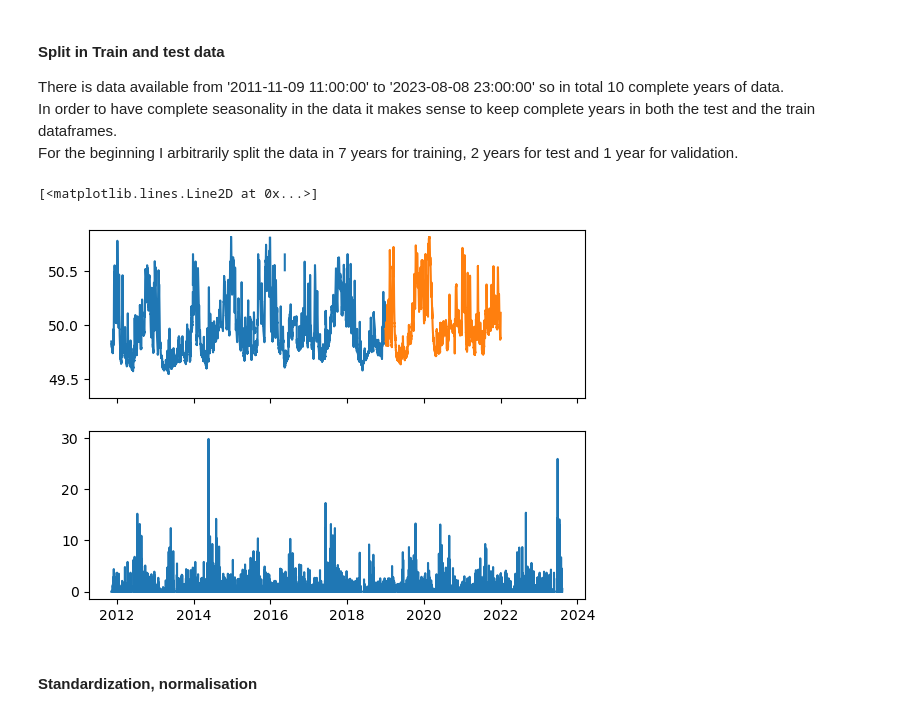
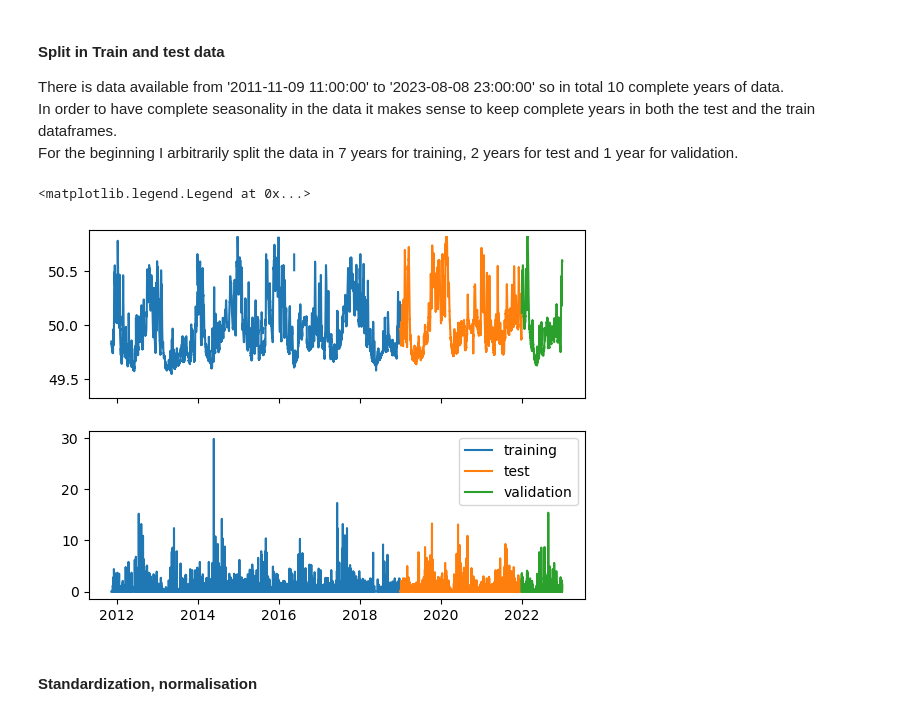
Before and after one commit to HenrietteRilling/Masterthesis, a Jupyter notebook: LSTM_first_try.ipynb, the cells around one changed output. Drawn from its saved outputs; the diff is of its cells as text; code cells hidden in the pictures.

```diff
--- a/LSTM_first_try.ipynb
+++ b/LSTM_first_try.ipynb
@@ -55,13 +56,18 @@ X_test=X['2019-01-01':'2021-12-31']
 X_val=X['2022-01-01':'2022-12-31']
 # %%
 fig, ax = plt.subplots(2,1, sharex=True)
-ax[0].plot(X_train[[test_id]])
-ax[0].plot(X_test[[test_id]])
+ax[0].plot(X_train[[test_id]], label='training')
+ax[0].plot(X_test[[test_id]], label='test')
+ax[0].plot(X_val[[test_id]], label='validation')
 #ax[0].axvspan(1,1, color='green')
-ax[1].plot(X[test_prcp])
+ax[1].plot(X_train[test_prcp], label='training')
+ax[1].plot(X_test[test_prcp], label='test')
+ax[1].plot(X_val[test_prcp], label='validation')
+
+ax[1].legend()
 # %% [output]
-[<matplotlib.lines.Line2D at 0x...>]
+<matplotlib.legend.Legend at 0x...>
-[figure, old version]
+[figure, new version]
 # %% [markdown]
 #### Standardization, normalisation
 # %%
```
Also changed, not shown: parts of 24 cells of this notebook.
